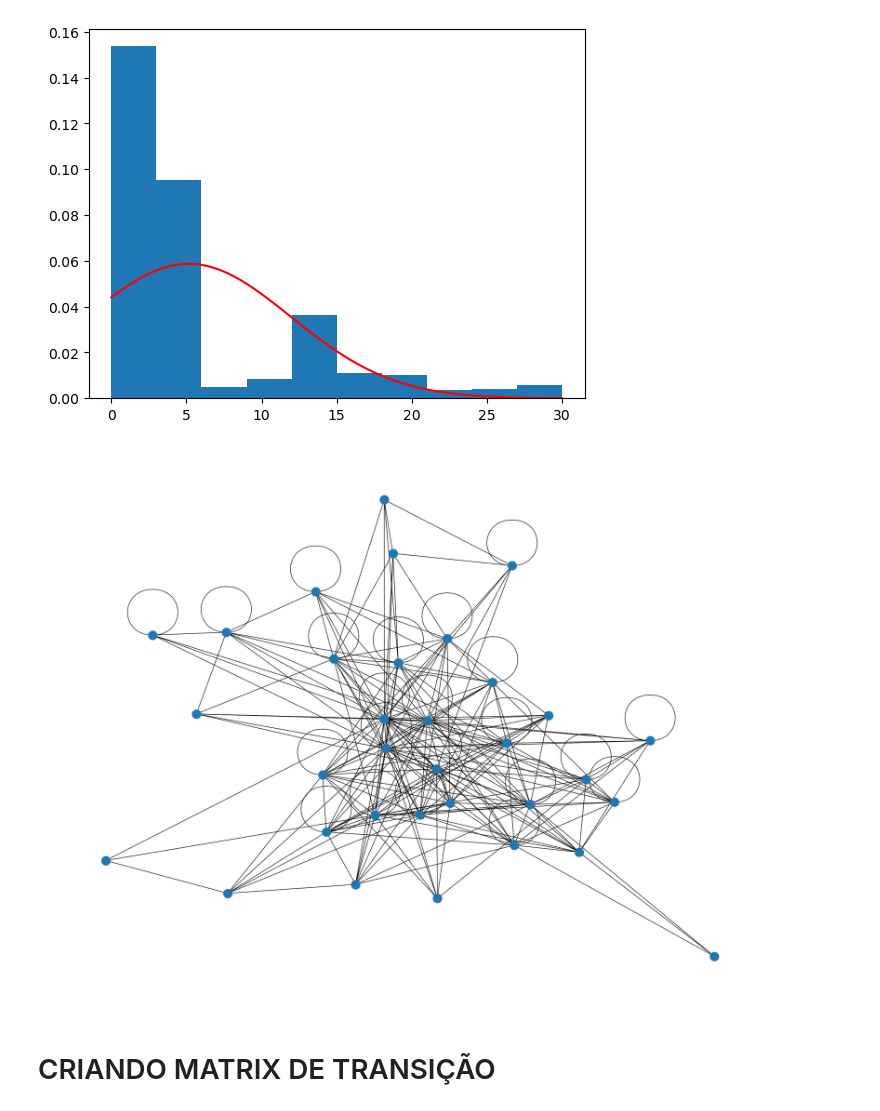
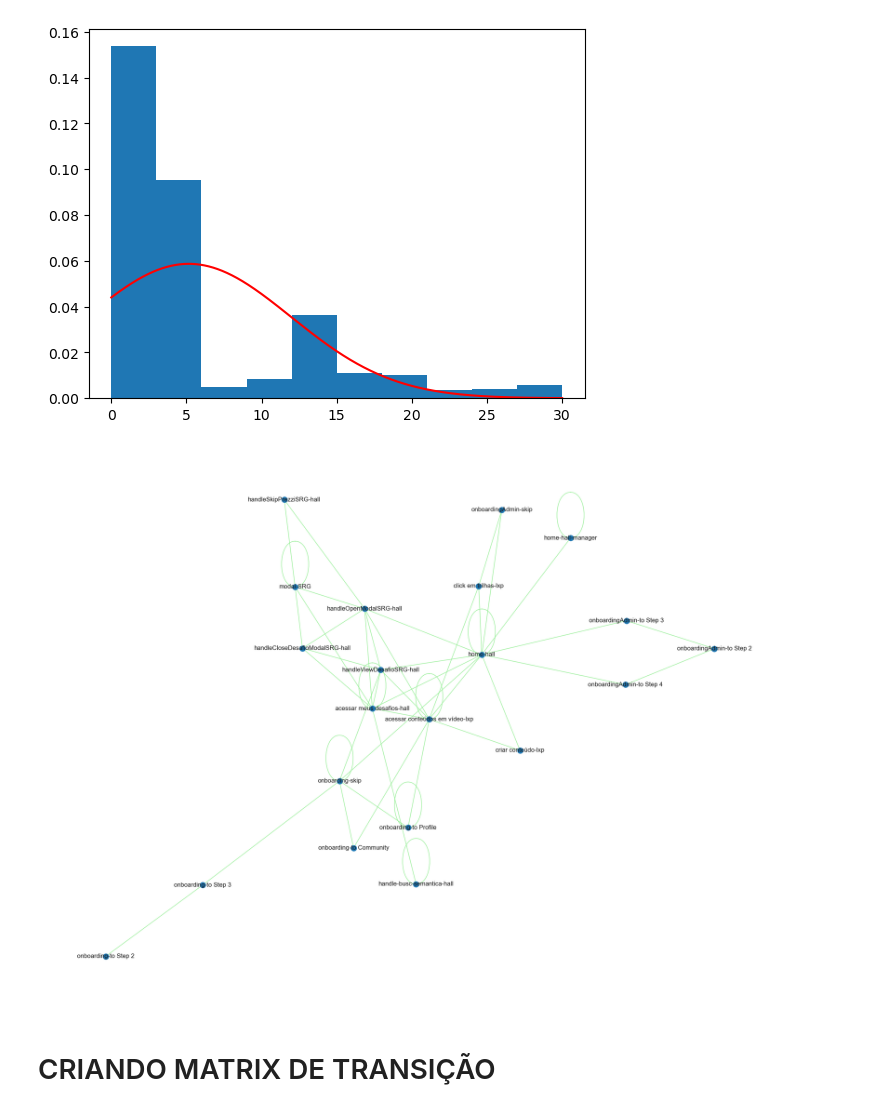
Before and after one commit to felipebns/frst2024, a Jupyter notebook: projeto.ipynb, the cells around one changed output. Cells and saved outputs as stored; diff of their text form; code cells hidden in the pictures.

Commit message:
add graph

```diff
--- a/projeto.ipynb
+++ b/projeto.ipynb
@@ -175,16 +175,16 @@ for lista in testando:
             # print(ast.literal_eval(lista)[i+1])
             # print('---')
             e_1 = ast.literal_eval(lista)[i+1]
-            value_.append(int((counts[(e, e_1)])/(max(counts.values())/10)))
+            value_.append(((counts[(e, e_1)])/(max(counts.values())/10)))
 actions['value'] = value_
 # %%
 plt.figure(figsize=(20,15))
-G = nx.from_pandas_edgelist(actions, 'from', 'to')
+G = nx.from_pandas_edgelist(actions[0:500], 'from', 'to')
 
-nx.draw(G, with_labels=False) #add cores e frequencia
+nx.draw(G, with_labels=True, edge_color='lightGreen', node_size=120, cmap=plt.cm.Blues, width=1) #add cores e frequencia
 plt.show()
 # %% [output]
-[figure, old version]
+[figure, new version]
 # %%
 # # libraries
 # import pandas as pd
```
